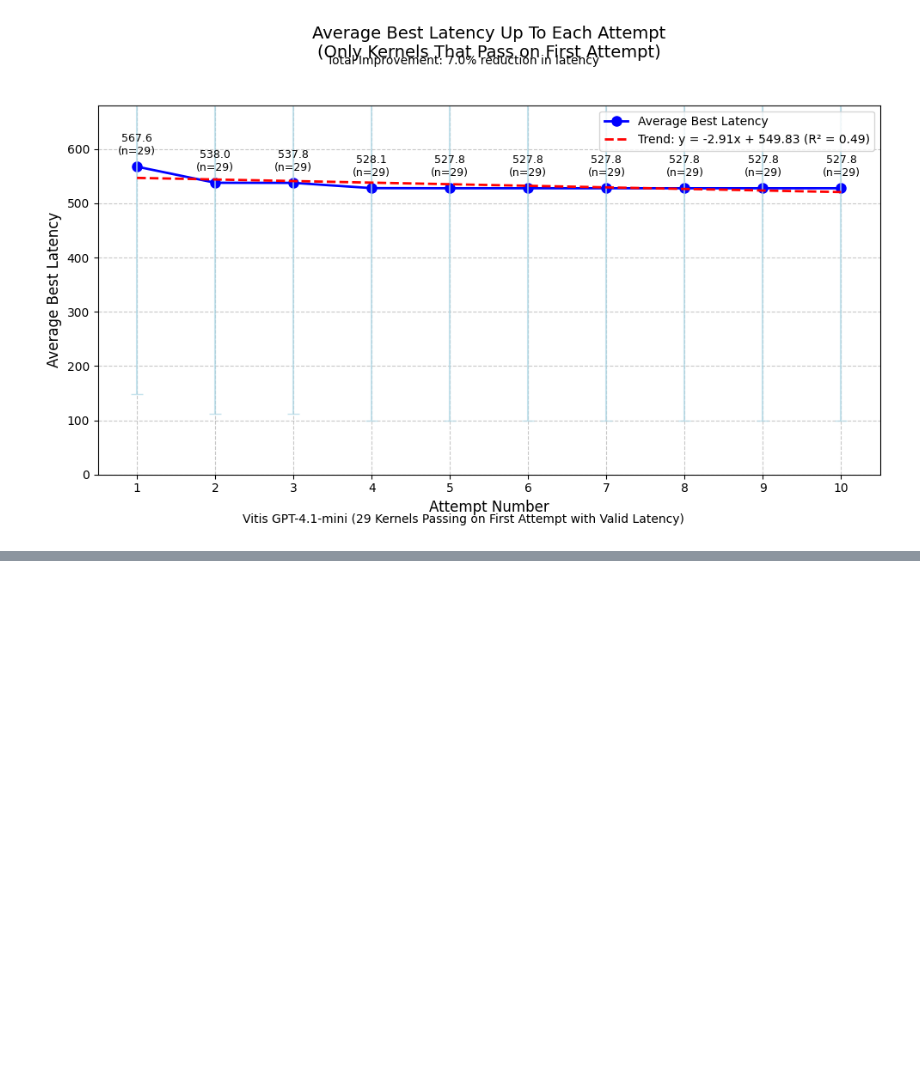
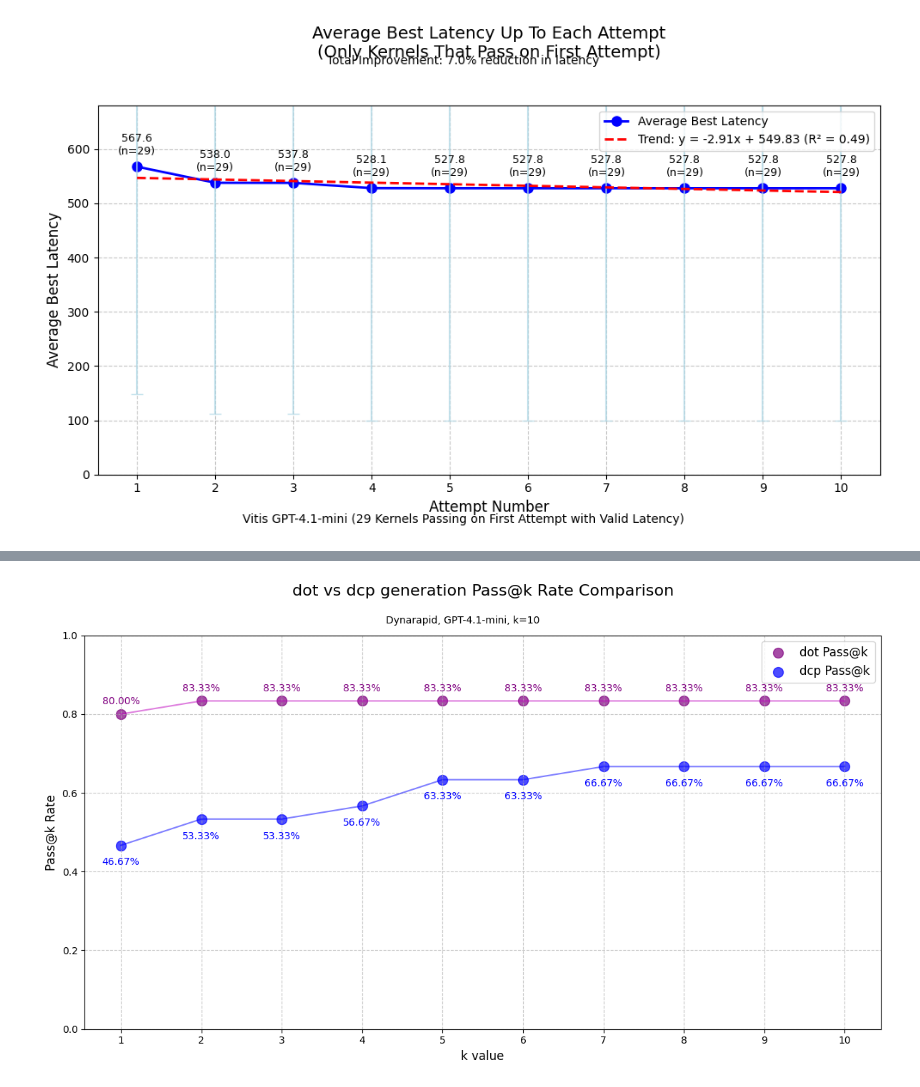
Before and after one commit to byuccl/HLS-FAB, a Jupyter notebook: results/data_analysis/data_analysis.ipynb, the cells around one changed output, grey strips where cells are left out. Saved outputs shown, nothing was run; the diff lists cells and outputs as text; code cells hidden in the pictures; blank space fills up the shorter version.

Commit message:
fix feedback for dynarapid

```diff
--- a/results/data_analysis/data_analysis.ipynb
+++ b/results/data_analysis/data_analysis.ipynb
@@ -661,11 +661,11 @@ plt.show()
 df_vitis_gpt_41_mini_k1_attempts10 = pd.read_csv('vitis_gpt-4.1-mini_k1_attempts10.csv')
 # %%
 # Csim and Csynth pass@k for attempts=1-10
-attempts_values = range(1, 11)
+attempt_values = range(1, 11)
 csim_pass_rates = []
 synth_pass_rates = []
 
-for k in attempts_values:
+for k in attempt_values:
     csim_rate = calculate_csim_pass_at_k(df_vitis_gpt_41_mini_k1_attempts10, k, "attempts")
     synth_rate = calculate_synth_pass_at_k(df_vitis_gpt_41_mini_k1_attempts10, k, "attempts")
     csim_pass_rates.append(csim_rate)
@@ -675,15 +675,15 @@ for k in attempts_values:
 fig, ax = plt.subplots(figsize=(12, 7))
 
 # Plot both sets of points
-ax.scatter(attempts_values, csim_pass_rates, s=100, color='blue', alpha=0.7, label='Csim Pass@attempt')
-ax.scatter(attempts_values, synth_pass_rates, s=100, color='green', alpha=0.7, label='Synthesis Pass@attempt')
+ax.scatter(attempt_values, csim_pass_rates, s=100, color='blue', alpha=0.7, label='Csim Pass@attempt')
+ax.scatter(attempt_values, synth_pass_rates, s=100, color='green', alpha=0.7, label='Synthesis Pass@attempt')
 
 # Add lines connecting the points
-ax.plot(attempts_values, csim_pass_rates, 'b-', alpha=0.5)
-ax.plot(attempts_values, synth_pass_rates, 'g-', alpha=0.5)
+ax.plot(attempt_values, csim_pass_rates, 'b-', alpha=0.5)
+ax.plot(attempt_values, synth_pass_rates, 'g-', alpha=0.5)
 
 # Add labels for each point
-for k, rate in zip(attempts_values, csim_pass_rates):
+for k, rate in zip(attempt_values, csim_pass_rates):
     ax.annotate(f'{rate:.2%}',
                 (k, rate),
                 textcoords="offset points",
@@ -691,7 +691,7 @@ for k, rate in zip(attempts_values, csim_pass_rates):
                 ha='center',
                 color='blue')
 
-for k, rate in zip(attempts_values, synth_pass_rates):
+for k, rate in zip(attempt_values, synth_pass_rates):
     ax.annotate(f'{rate:.2%}',
                 (k, rate),
                 textcoords="offset points",
@@ -703,7 +703,7 @@ for k, rate in zip(attempts_values, synth_pass_rates):
 ax.set_xlabel('Attempt Number', fontsize=12)
 ax.set_ylabel('Pass Rate by Attempt', fontsize=12)
 ax.set_title('Csim vs Synthesis Pass Rate by Attempt Number', fontsize=16, pad=40)
-ax.set_xticks(attempts_values)
+ax.set_xticks(attempt_values)
 ax.grid(True, linestyle='--', alpha=0.7)
 ax.legend(fontsize=12)
 
@@ -925,0 +1006,62 @@ plt.show()
+# %%
+df_dynarapid_gpt_41_mini_k10 = pd.read_csv('dynarapid_gpt-4.1-mini_k10.csv')
+# %%
+# HasDot and HasDCP
+k_values = range(1, 11)
+dot_pass_rates = []
+dcp_pass_rates = []
+
+for k in k_values:
+    dot_rate = calculate_has_dot_at_k(df_dynarapid_gpt_41_mini_k10, k, "pass@k")
+    dcp_rate = calculate_has_dcp_at_k(df_dynarapid_gpt_41_mini_k10, k, "pass@k")
+    dot_pass_rates.append(dot_rate)
+    dcp_pass_rates.append(dcp_rate)
+
+# Create the comparison plot
+fig, ax = plt.subplots(figsize=(12, 7))
+
+# Plot both sets of points
+ax.scatter(k_values, dot_pass_rates, s=100, color='purple', alpha=0.7, label='dot Pass@k')
+ax.scatter(k_values, dcp_pass_rates, s=100, color='blue', alpha=0.7, label='dcp Pass@k')
+
+# Add lines connecting the points
+ax.plot(k_values, dot_pass_rates, 'm-', alpha=0.5)
+ax.plot(k_values, dcp_pass_rates, 'b-', alpha=0.5)
+
+# Add labels for each point
+for k, rate in zip(k_values, dot_pass_rates):
+    ax.annotate(f'{rate:.2%}',
+                (k, rate),
+                textcoords="offset points",
+                xytext=(0, 10),
+                ha='center',
+                color='purple')
+
+for k, rate in zip(k_values, dcp_pass_rates):
+    ax.annotate(f'{rate:.2%}',
+                (k, rate),
+                textcoords="offset points",
+                xytext=(0, -20),
+                ha='center',
+                color='blue')
+
+# Customize the plot
+ax.set_xlabel('k value', fontsize=12)
+ax.set_ylabel('Pass@k Rate', fontsize=12)
+ax.set_title('dot vs dcp generation Pass@k Rate Comparison', fontsize=16, pad=40)
+ax.set_xticks(k_values)
+ax.grid(True, linestyle='--', alpha=0.7)
+ax.legend(fontsize=12)
+
+# Set y-axis limit to include both lines with some padding
+max_rate = max(max(dot_pass_rates) if dot_pass_rates else 0,
+               max(dcp_pass_rates) if dcp_pass_rates else 0)
+ax.set_ylim(0, min(1.0, max_rate * 1.2))
+
+# Add a subtitle
+plt.figtext(0.5, 0.9, 'Dynarapid, GPT-4.1-mini, k=10', fontsize=10, ha='center')
+
+plt.tight_layout()
+plt.show()
+# %% [output]
+[figure, added]
```
Also changed, not shown: parts of 9 cells of this notebook, 3 other files.
